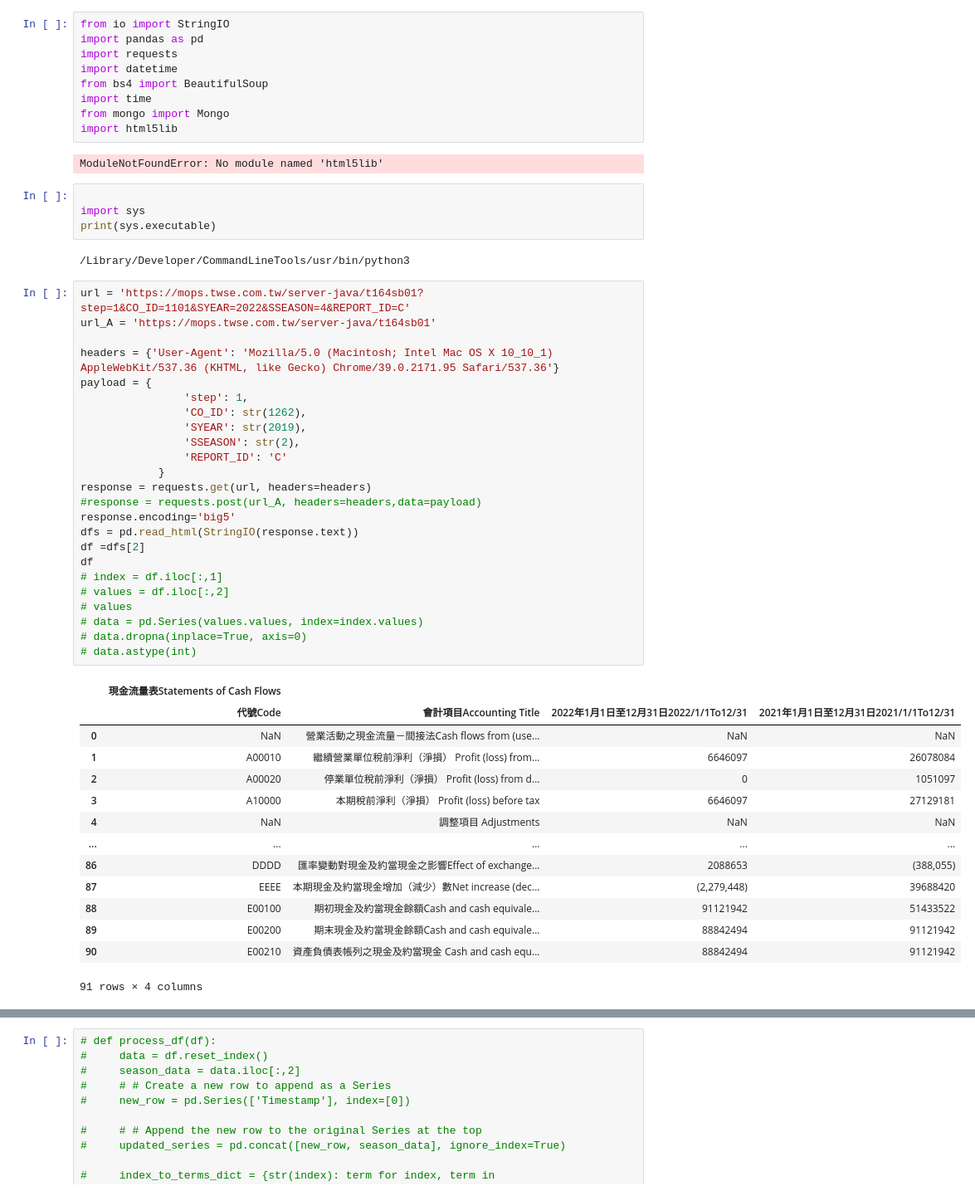
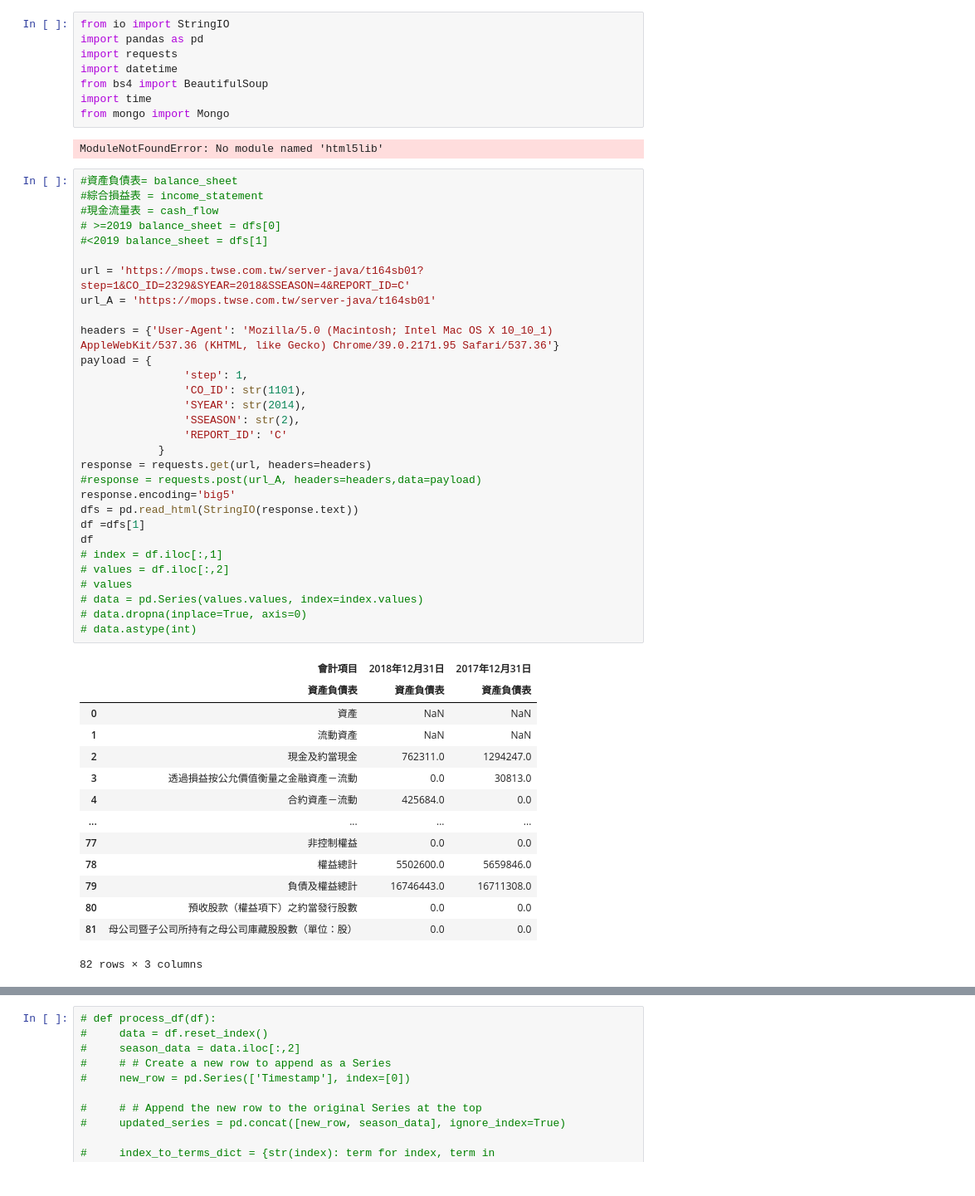
Before and after one commit to max0514/trading_bot, a Jupyter notebook: crawl_quater_report.ipynb, the cells around one changed output, grey strips where cells are left out. Shown at 83% size. Saved outputs shown, nothing was run; the diff lists cells and outputs as text.

```diff
--- a/crawl_quater_report.ipynb
+++ b/crawl_quater_report.ipynb
@@ -6,54 +6,53 @@ import datetime
 from bs4 import BeautifulSoup
 import time
 from mongo import Mongo
-import html5lib
 # %% [output]
 ModuleNotFoundError: No module named 'html5lib'
-# %%
-
-import sys
-print(sys.executable)
-# %% [output]
-/Library/Developer/CommandLineTools/usr/bin/python3
 # %%
-url = 'https://mops.twse.com.tw/server-java/t164sb01?step=1&CO_ID=1101&SYEAR=2022&SSEASON=4&REPORT_ID=C'
+#資產負債表= balance_sheet
+#綜合損益表 = income_statement
+#現金流量表 = cash_flow
+# >=2019 balance_sheet = dfs[0]
+#<2019 balance_sheet = dfs[1]
+
+url = 'https://mops.twse.com.tw/server-java/t164sb01?step=1&CO_ID=2329&SYEAR=2018&SSEASON=4&REPORT_ID=C'
 url_A = 'https://mops.twse.com.tw/server-java/t164sb01'
 
 headers = {'User-Agent': 'Mozilla/5.0 (Macintosh; Intel Mac OS X 10_10_1) AppleWebKit/537.36 (KHTML, like Gecko) Chrome/39.0.2171.95 Safari/537.36'}
 payload = {
                 'step': 1,
-                'CO_ID': str(1262),
-                'SYEAR': str(2019),
+                'CO_ID': str(1101),
+                'SYEAR': str(2014),
                 'SSEASON': str(2),
                 'REPORT_ID': 'C'
             }
 response = requests.get(url, headers=headers)
 #response = requests.post(url_A, headers=headers,data=payload)
 response.encoding='big5'
 dfs = pd.read_html(StringIO(response.text))
-df =dfs[2]
+df =dfs[1]
 df
 # index = df.iloc[:,1]
 # values = df.iloc[:,2]
 # values
 # data = pd.Series(values.values, index=index.values)
 # data.dropna(inplace=True, axis=0)
 # data.astype(int)
 # %% [output]
-|  | 現金流量表Statements of Cash Flows |  |  |  |
-|  | 代號Code | 會計項目Accounting Title | 2022年1月1日至12月31日2022/1/1To12/31 | 2021年1月1日至12月31日2021/1/1To12/31 |
-| 0 | NaN | 營業活動之現金流量－間接法Cash flows from (use... | NaN | NaN |
-| 1 | A00010 | 繼續營業單位稅前淨利（淨損） Profit (loss) from... | 6646097 | 26078084 |
-| 2 | A00020 | 停業單位稅前淨利（淨損） Profit (loss) from d... | 0 | 1051097 |
-| 3 | A10000 | 本期稅前淨利（淨損） Profit (loss) before tax | 6646097 | 27129181 |
-| 4 | NaN | 調整項目 Adjustments | NaN | NaN |
-| ... | ... | ... | ... | ... |
-| 86 | DDDD | 匯率變動對現金及約當現金之影響Effect of exchange... | 2088653 | (388,055) |
-| 87 | EEEE | 本期現金及約當現金增加（減少）數Net increase (dec... | (2,279,448) | 39688420 |
-| 88 | E00100 | 期初現金及約當現金餘額Cash and cash equivale... | 91121942 | 51433522 |
-| 89 | E00200 | 期末現金及約當現金餘額Cash and cash equivale... | 88842494 | 91121942 |
-| 90 | E00210 | 資產負債表帳列之現金及約當現金 Cash and cash equ... | 88842494 | 91121942 |
+|  | 會計項目 | 2018年12月31日 | 2017年12月31日 |
+|  | 資產負債表 | 資產負債表 | 資產負債表 |
+| 0 | 資產 | NaN | NaN |
+| 1 | 流動資產 | NaN | NaN |
+| 2 | 現金及約當現金 | 762311.0 | 1294247.0 |
+| 3 | 透過損益按公允價值衡量之金融資產－流動 | 0.0 | 30813.0 |
+| 4 | 合約資產－流動 | 425684.0 | 0.0 |
+| ... | ... | ... | ... |
+| 77 | 非控制權益 | 0.0 | 0.0 |
+| 78 | 權益總計 | 5502600.0 | 5659846.0 |
+| 79 | 負債及權益總計 | 16746443.0 | 16711308.0 |
+| 80 | 預收股款（權益項下）之約當發行股數 | 0.0 | 0.0 |
+| 81 | 母公司暨子公司所持有之母公司庫藏股股數（單位：股） | 0.0 | 0.0 |
-91 rows × 4 columns
+82 rows × 3 columns
 # %%
 # url = 'https://mops.twse.com.tw/server-java/t164sb01?step=1&CO_ID=1101&SYEAR=2019&SSEASON=4&REPORT_ID=C'
 # headers = {'User-Agent': 'Mozilla/5.0 (Macintosh; Intel Mac OS X 10_10_1) AppleWebKit/537.36 (KHTML, like Gecko) Chrome/39.0.2171.95 Safari/537.36'}
```
Also changed, not shown: parts of 2 cells of this notebook, 8 other files.
